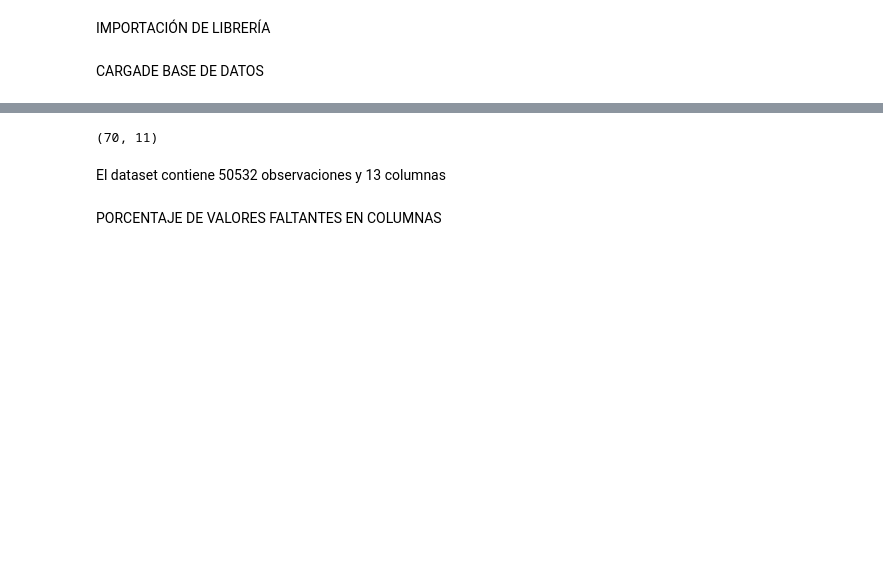
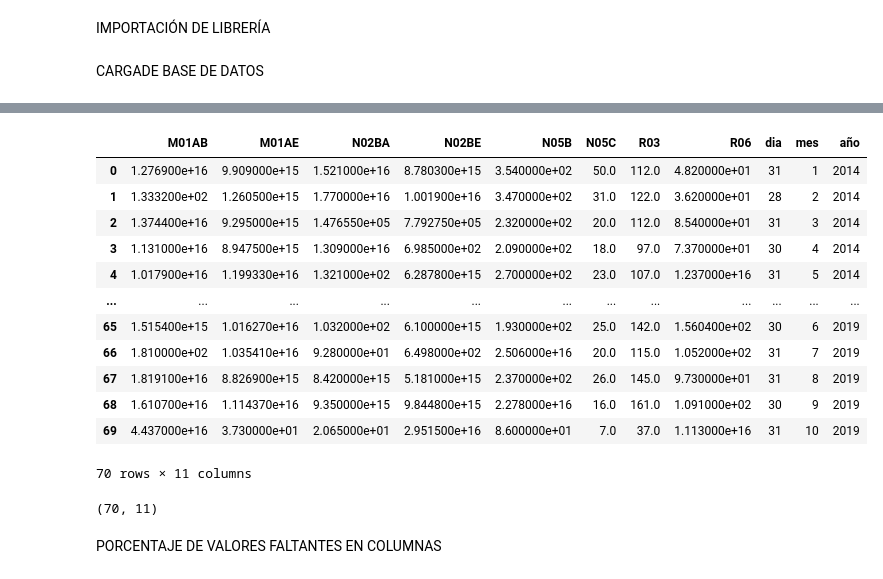
Before and after one commit to lilianaochoae/VENTAS_FARMACEUTICAS_ATC, a Jupyter notebook: MESES_FINAL_VENTAS_FARMACEUTICAS.ipynb, the cells around one changed output, grey strips where cells are left out. Drawn from its saved outputs; the diff is of its cells as text; code cells hidden in the pictures; blank space fills up the shorter version.

```diff
--- a/MESES_FINAL_VENTAS_FARMACEUTICAS.ipynb
+++ b/MESES_FINAL_VENTAS_FARMACEUTICAS.ipynb
@@ -32,9 +24,23 @@ Bd.head()
+# %%
+Bd
+# %% [output]
+|  | M01AB | M01AE | N02BA | N02BE | N05B | N05C | R03 | R06 | dia | mes | año |
+| 0 | 1.276900e+16 | 9.909000e+15 | 1.521000e+16 | 8.780300e+15 | 3.540000e+02 | 50.0 | 112.0 | 4.820000e+01 | 31 | 1 | 2014 |
+| 1 | 1.333200e+02 | 1.260500e+15 | 1.770000e+16 | 1.001900e+16 | 3.470000e+02 | 31.0 | 122.0 | 3.620000e+01 | 28 | 2 | 2014 |
+| 2 | 1.374400e+16 | 9.295000e+15 | 1.476550e+05 | 7.792750e+05 | 2.320000e+02 | 20.0 | 112.0 | 8.540000e+01 | 31 | 3 | 2014 |
+| 3 | 1.131000e+16 | 8.947500e+15 | 1.309000e+16 | 6.985000e+02 | 2.090000e+02 | 18.0 | 97.0 | 7.370000e+01 | 30 | 4 | 2014 |
+| 4 | 1.017900e+16 | 1.199330e+16 | 1.321000e+02 | 6.287800e+15 | 2.700000e+02 | 23.0 | 107.0 | 1.237000e+16 | 31 | 5 | 2014 |
+| ... | ... | ... | ... | ... | ... | ... | ... | ... | ... | ... | ... |
+| 65 | 1.515400e+15 | 1.016270e+16 | 1.032000e+02 | 6.100000e+15 | 1.930000e+02 | 25.0 | 142.0 | 1.560400e+02 | 30 | 6 | 2019 |
+| 66 | 1.810000e+02 | 1.035410e+16 | 9.280000e+01 | 6.498000e+02 | 2.506000e+16 | 20.0 | 115.0 | 1.052000e+02 | 31 | 7 | 2019 |
+| 67 | 1.819100e+16 | 8.826900e+15 | 8.420000e+15 | 5.181000e+15 | 2.370000e+02 | 26.0 | 145.0 | 9.730000e+01 | 31 | 8 | 2019 |
+| 68 | 1.610700e+16 | 1.114370e+16 | 9.350000e+15 | 9.844800e+15 | 2.278000e+16 | 16.0 | 161.0 | 1.091000e+02 | 30 | 9 | 2019 |
+| 69 | 4.437000e+16 | 3.730000e+01 | 2.065000e+01 | 2.951500e+16 | 8.600000e+01 | 7.0 | 37.0 | 1.113000e+16 | 31 | 10 | 2019 |
+70 rows × 11 columns
 # %%
 print (Bd.shape)
 # %% [output]
 (70, 11)
-# %% [markdown]
-El dataset contiene 50532 observaciones y 13 columnas
 # %% [markdown]
 PORCENTAJE DE VALORES FALTANTES EN COLUMNAS
 # %%
```
Also changed, not shown: parts of 10 cells of this notebook.
